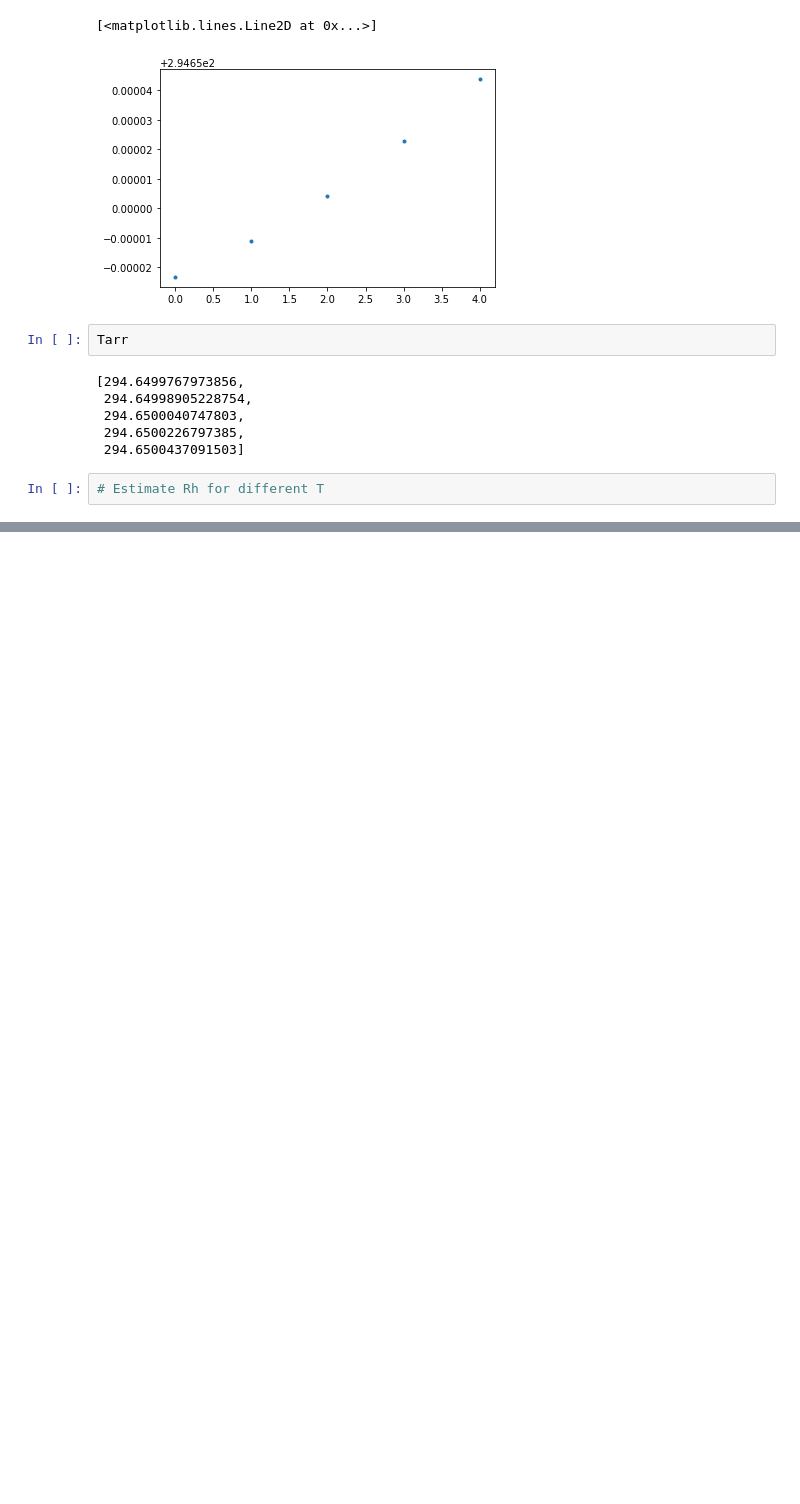
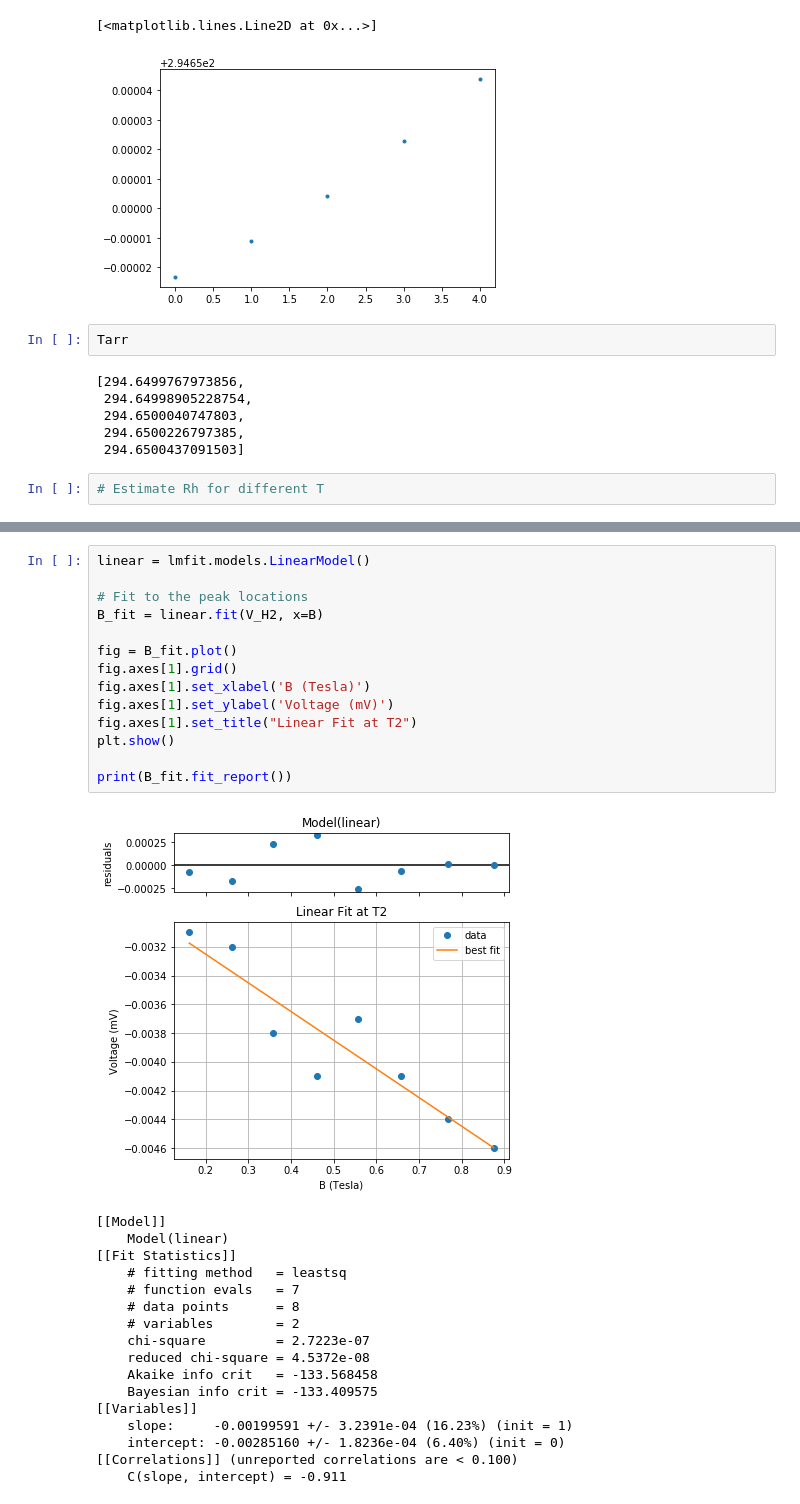
Before and after one commit to Raiziel/Experimental-Physics-Python-Projects, a Jupyter notebook: Hall Effect.ipynb, the cells around one changed output, grey strips where cells are left out. Cells and saved outputs as stored; diff of their text form; blank space fills up the shorter version.

```diff
--- a/Hall Effect.ipynb
+++ b/Hall Effect.ipynb
@@ -119,0 +241,32 @@ Tarr
+# %%
+linear = lmfit.models.LinearModel()
+
+# Fit to the peak locations
+B_fit = linear.fit(V_H2, x=B)
+
+fig = B_fit.plot()
+fig.axes[1].grid()
+fig.axes[1].set_xlabel('B (Tesla)')
+fig.axes[1].set_ylabel('Voltage (mV)')
+fig.axes[1].set_title("Linear Fit at T2")
+plt.show()
+
+print(B_fit.fit_report())
+# %% [output]
+[figure, added]
+[[Model]]
+    Model(linear)
+[[Fit Statistics]]
+    # fitting method   = leastsq
+    # function evals   = 7
+    # data points      = 8
+    # variables        = 2
+    chi-square         = 2.7223e-07
+    reduced chi-square = 4.5372e-08
+    Akaike info crit   = -133.568458
+    Bayesian info crit = -133.409575
+[[Variables]]
+    slope:     -0.00199591 +/- 3.2391e-04 (16.23%) (init = 1)
+    intercept: -0.00285160 +/- 1.8236e-04 (6.40%) (init = 0)
+[[Correlations]] (unreported correlations are < 0.100)
+    C(slope, intercept) = -0.911
```
Also changed, not shown: parts of 16 cells of this notebook.
